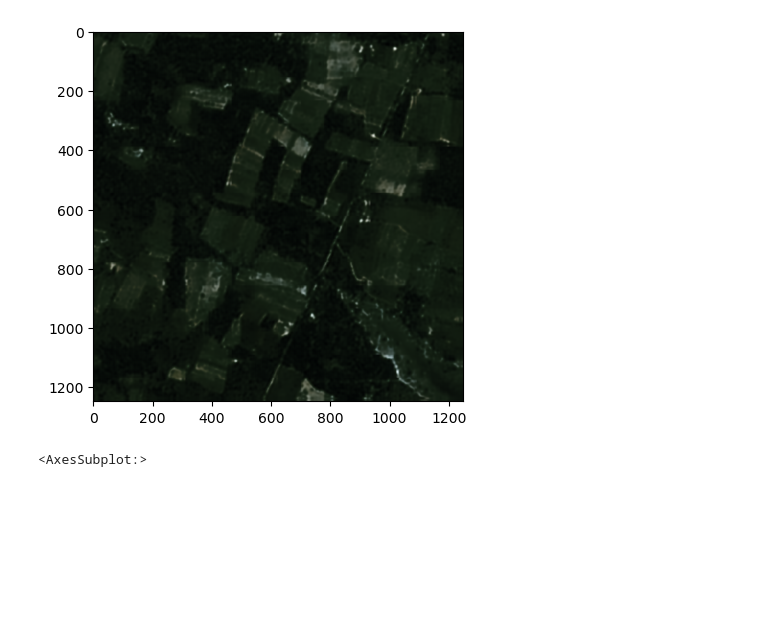
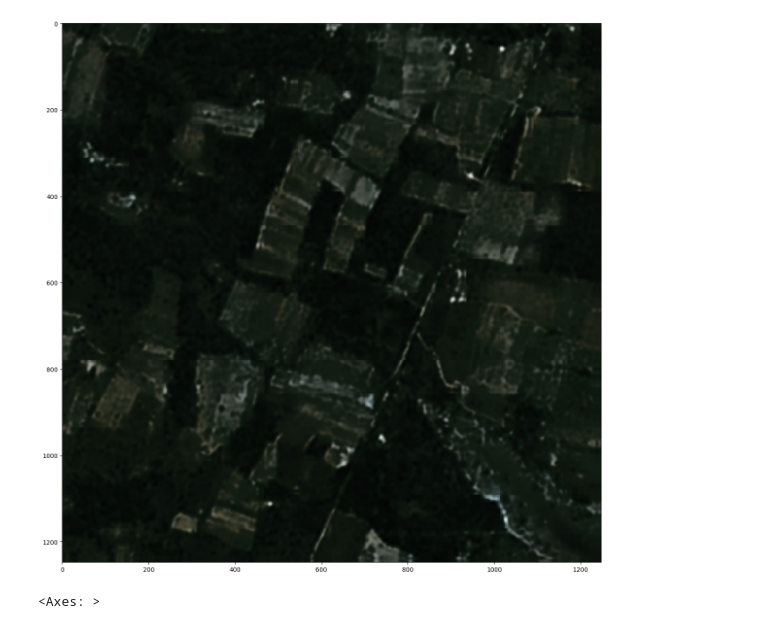
Before and after one commit to gaskil36/SuperResolution, a Jupyter notebook: Notebooks/Infer_Superstrat.ipynb, the cells around one changed output. Drawn from its saved outputs; the diff is of its cells as text; code cells hidden in the pictures; blank space fills up the shorter version.

```diff
--- a/Notebooks/Infer_Superstrat.ipynb
+++ b/Notebooks/Infer_Superstrat.ipynb
@@ -9,9 +18,9 @@ device = torch.device('cuda' if torch.cuda.is_available() else 'cpu')
 os.environ['KMP_DUPLICATE_LIB_OK'] = 'True'
 # %%
-src = "./site_images/"
+src = "./drive/MyDrive/SuperResolution12RV2/"
 site = 0
-files = [f"{src}site{site}_img{i}.tif"for i in range(8)]
-model_path = "pretrained_model/model.ckpt"
+files = [f"{src}Site_{site}_Image_{num}.tif" for num in range(8)]
+model_path = "model.ckpt"
 # Start x, start y, end x, end y
 partial = [0,0,208,208]
 overlap = 13
@@ -22,6 +31,7 @@ infer = ip.do_inference_from_path(files,
                                   partial=partial,
                                   overlap=overlap,
                                   chip_size=chip_size,
-                                  exclude8=True)
+                                  device=device,
+                                  exclude8=False)
 # %% [output]
 Getting partial Tiff
@@ -33,6 +43,7 @@ Chip Count: 225
 # %%
-show(infer.detach().numpy(),adjust=True)
+plt.figure(figsize=(16,16))
+show(infer.cpu().detach().numpy(),adjust=True)
 # %% [output]
-[figure, old version]
+[figure, new version]
-<AxesSubplot:>
+<Axes: >
 # %%
```
Also changed, not shown: parts of 10 cells of this notebook.
